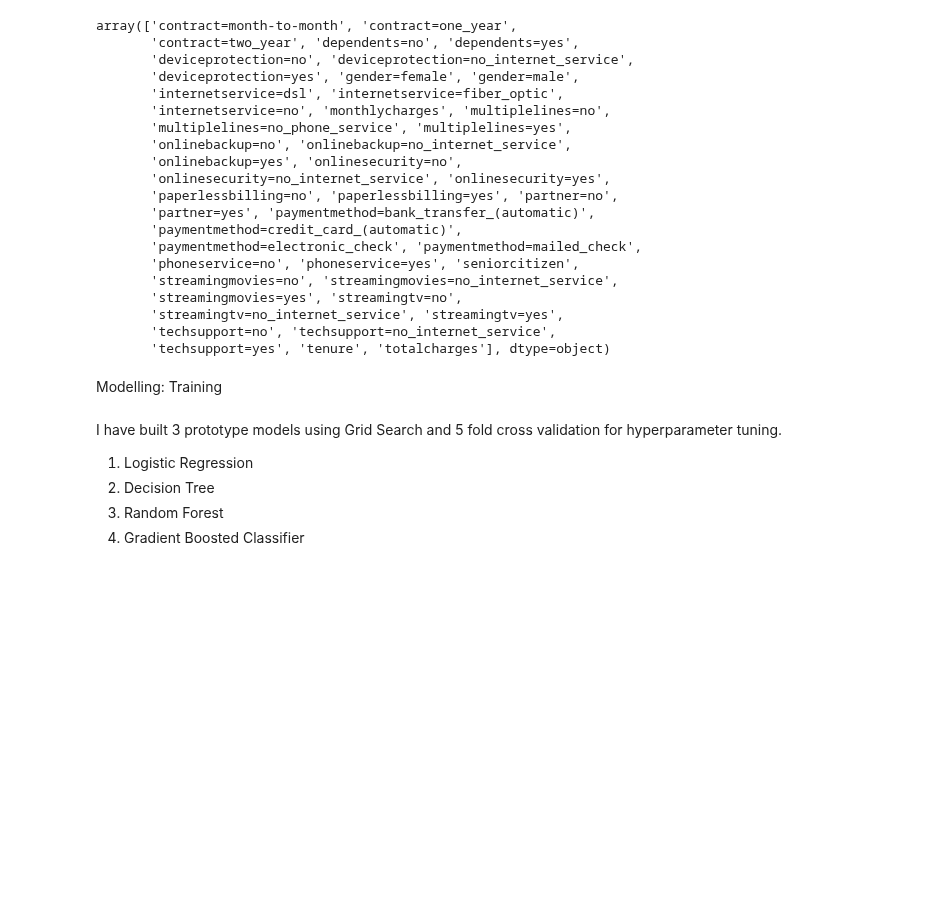
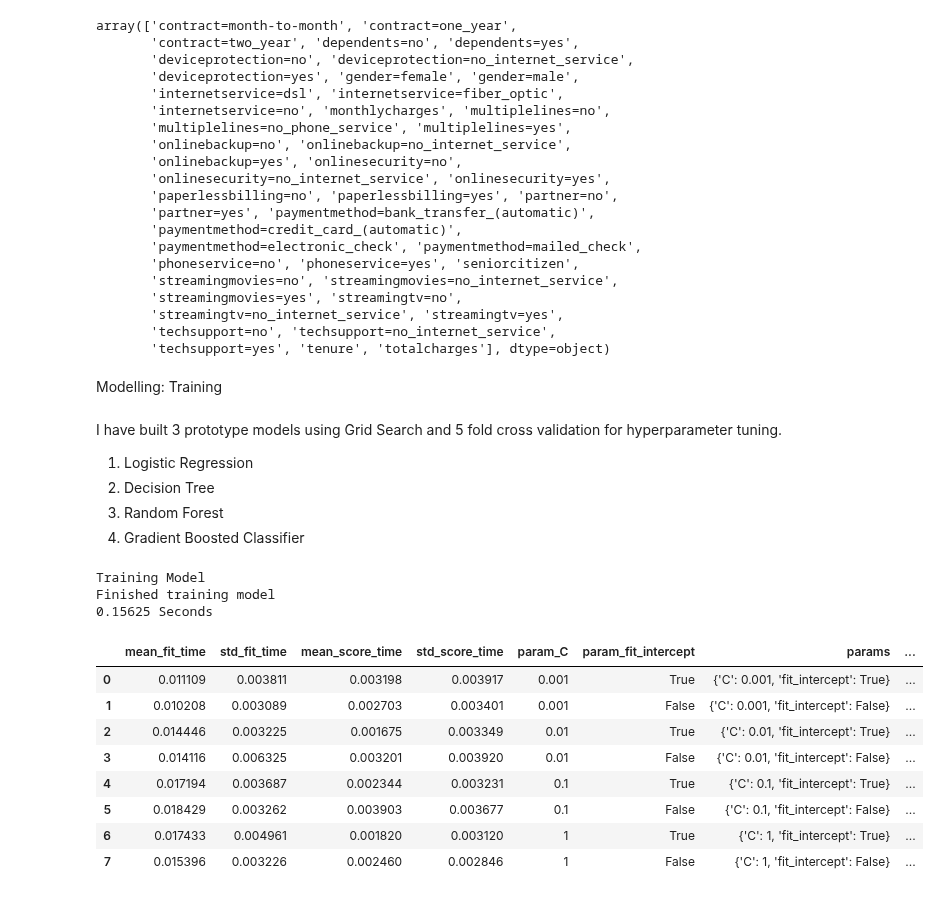
Before and after one commit to michaelgetachew-abebe/Churn_Prediction_Model, a Jupyter notebook: notebooks2.ipynb, the cells around one changed output. Cells and saved outputs as stored; diff of their text form; code cells hidden in the pictures; blank space fills up the shorter version.

Commit message:
Feat(add): added first model trainin : Logistic Regression

```diff
--- a/notebooks2.ipynb
+++ b/notebooks2.ipynb
@@ -498,3 +498,31 @@ def model_pipeline(model, param_grid, x_train, Y_train):
     print(time.process_time() - start_time, "Seconds")
 
     return Tuned_Model, pd.DataFrame(Tuned_Model.cv_results_)
+# %%
+# Model 1: Logistic Regression
+
+# Train and test a logistic regression model
+from sklearn.linear_model import LogisticRegression
+
+# Initialise the random forest model
+model = LogisticRegression(penalty="l2", solver="liblinear", class_weight="balanced", random_state=1)
+# Set paramters for Grid Search
+param_grid = {"C": [0.001, 0.01, 0.1, 1], "fit_intercept": [True, False]}
+
+# Train model and get results
+Tuned_LogReg, Results_LogReg = model_pipeline(model, param_grid, X_train, y_train)
+
+Results_LogReg
+# %% [output]
+Training Model
+Finished training model
+0.15625 Seconds
+|  | mean_fit_time | std_fit_time | mean_score_time | std_score_time | param_C | param_fit_intercept | params | ... |
+| 0 | 0.011109 | 0.003811 | 0.003198 | 0.003917 | 0.001 | True | {'C': 0.001, 'fit_intercept': True} | ... |
+| 1 | 0.010208 | 0.003089 | 0.002703 | 0.003401 | 0.001 | False | {'C': 0.001, 'fit_intercept': False} | ... |
+| 2 | 0.014446 | 0.003225 | 0.001675 | 0.003349 | 0.01 | True | {'C': 0.01, 'fit_intercept': True} | ... |
+| 3 | 0.014116 | 0.006325 | 0.003201 | 0.003920 | 0.01 | False | {'C': 0.01, 'fit_intercept': False} | ... |
+| 4 | 0.017194 | 0.003687 | 0.002344 | 0.003231 | 0.1 | True | {'C': 0.1, 'fit_intercept': True} | ... |
+| 5 | 0.018429 | 0.003262 | 0.003903 | 0.003677 | 0.1 | False | {'C': 0.1, 'fit_intercept': False} | ... |
+| 6 | 0.017433 | 0.004961 | 0.001820 | 0.003120 | 1 | True | {'C': 1, 'fit_intercept': True} | ... |
+| 7 | 0.015396 | 0.003226 | 0.002460 | 0.002846 | 1 | False | {'C': 1, 'fit_intercept': False} | ... |
```
